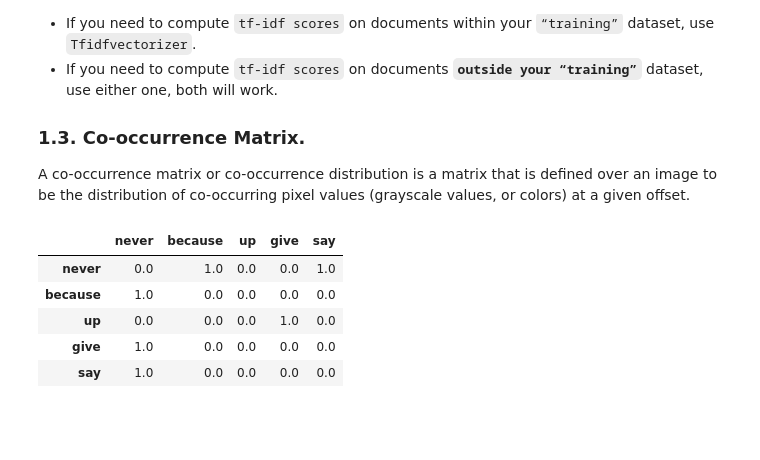
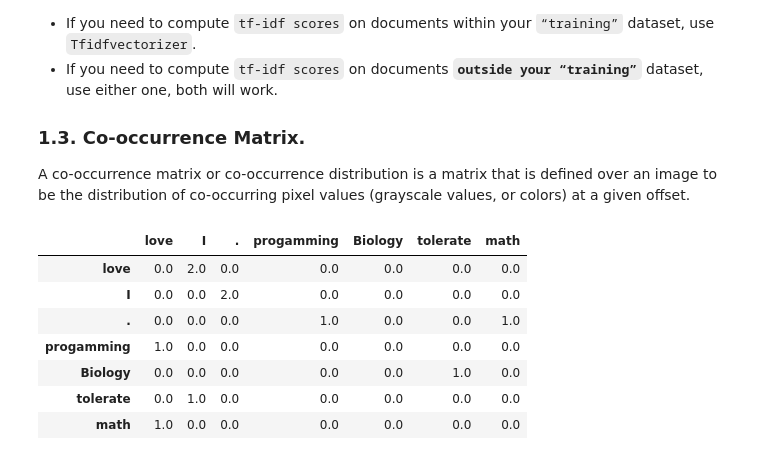
Before and after one commit to NhanDoV/Kaggle-6-first-projects, a Jupyter notebook: NLP_Text_Classification/Embedding.ipynb, the cells around one changed output. Drawn from its saved outputs; the diff is of its cells as text; code cells hidden in the pictures; blank space fills up the shorter version.

```diff
--- a/NLP_Text_Classification/Embedding.ipynb
+++ b/NLP_Text_Classification/Embedding.ipynb
@@ -267,19 +267,21 @@ def generate_co_occurrence_matrix(corpus):
     # return the matrix and the index
     return co_occurrence_matrix, vocab_index
 # %%
-text_1 = [["never", "say", "never", "because", "never", "give", "up"]]
+text_1 = [["I", "love", "math", "." , "I", "love", "progamming", ".", "I", "tolerate", "Biology"]]
 
 # Create one list using many lists
 data = list(itertools.chain.from_iterable(text_1))
 matrix, vocab_index = generate_co_occurrence_matrix(data)
 
 data_matrix = pd.DataFrame(matrix, index=vocab_index,
                              columns=vocab_index)
 data_matrix
 # %% [output]
-|  | never | because | up | give | say |
-| never | 0.0 | 1.0 | 0.0 | 0.0 | 1.0 |
-| because | 1.0 | 0.0 | 0.0 | 0.0 | 0.0 |
-| up | 0.0 | 0.0 | 0.0 | 1.0 | 0.0 |
-| give | 1.0 | 0.0 | 0.0 | 0.0 | 0.0 |
-| say | 1.0 | 0.0 | 0.0 | 0.0 | 0.0 |
+|  | love | I | . | progamming | Biology | tolerate | math |
+| love | 0.0 | 2.0 | 0.0 | 0.0 | 0.0 | 0.0 | 0.0 |
+| I | 0.0 | 0.0 | 2.0 | 0.0 | 0.0 | 0.0 | 0.0 |
+| . | 0.0 | 0.0 | 0.0 | 1.0 | 0.0 | 0.0 | 1.0 |
+| progamming | 1.0 | 0.0 | 0.0 | 0.0 | 0.0 | 0.0 | 0.0 |
+| Biology | 0.0 | 0.0 | 0.0 | 0.0 | 0.0 | 1.0 | 0.0 |
+| tolerate | 0.0 | 1.0 | 0.0 | 0.0 | 0.0 | 0.0 | 0.0 |
+| math | 1.0 | 0.0 | 0.0 | 0.0 | 0.0 | 0.0 | 0.0 |
```
Also changed, not shown: parts of 2 cells of this notebook.
